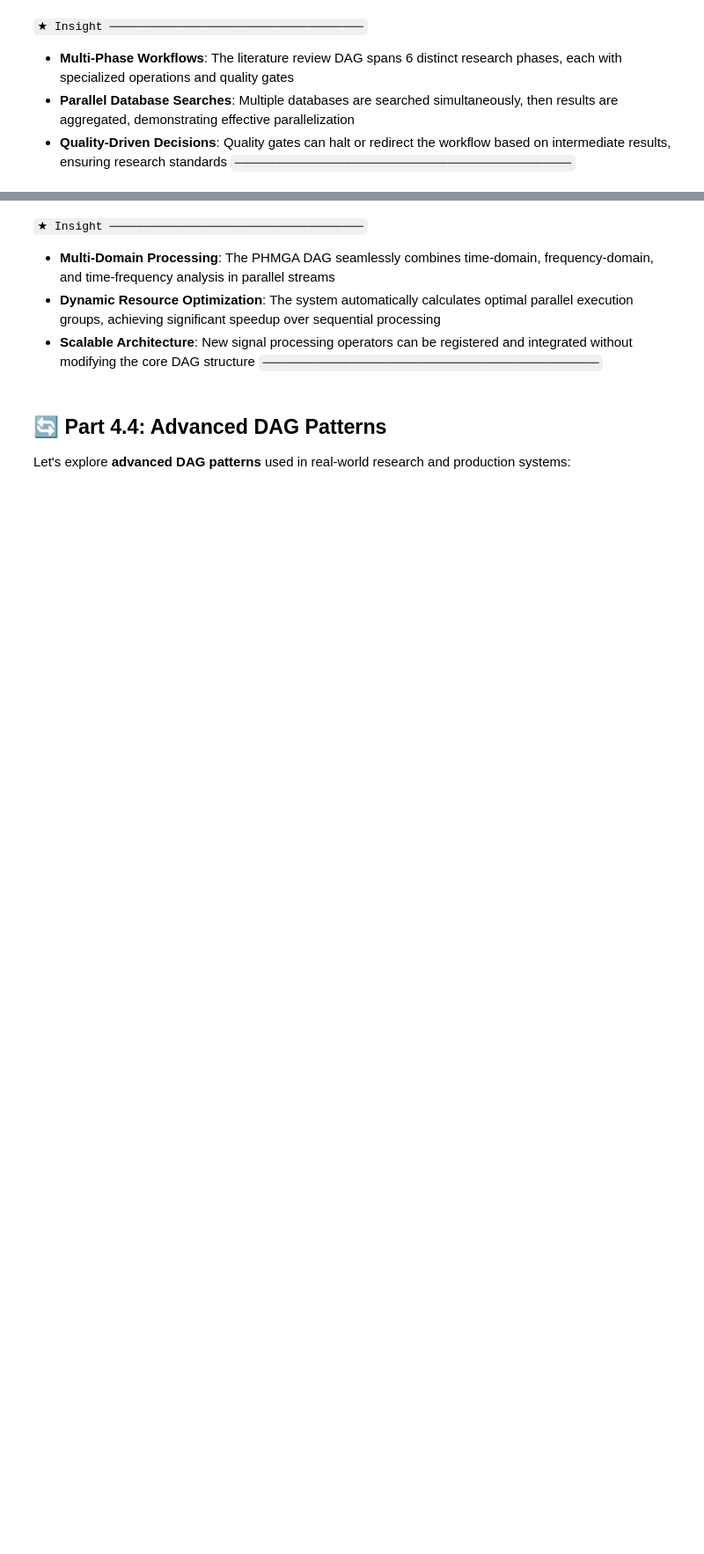
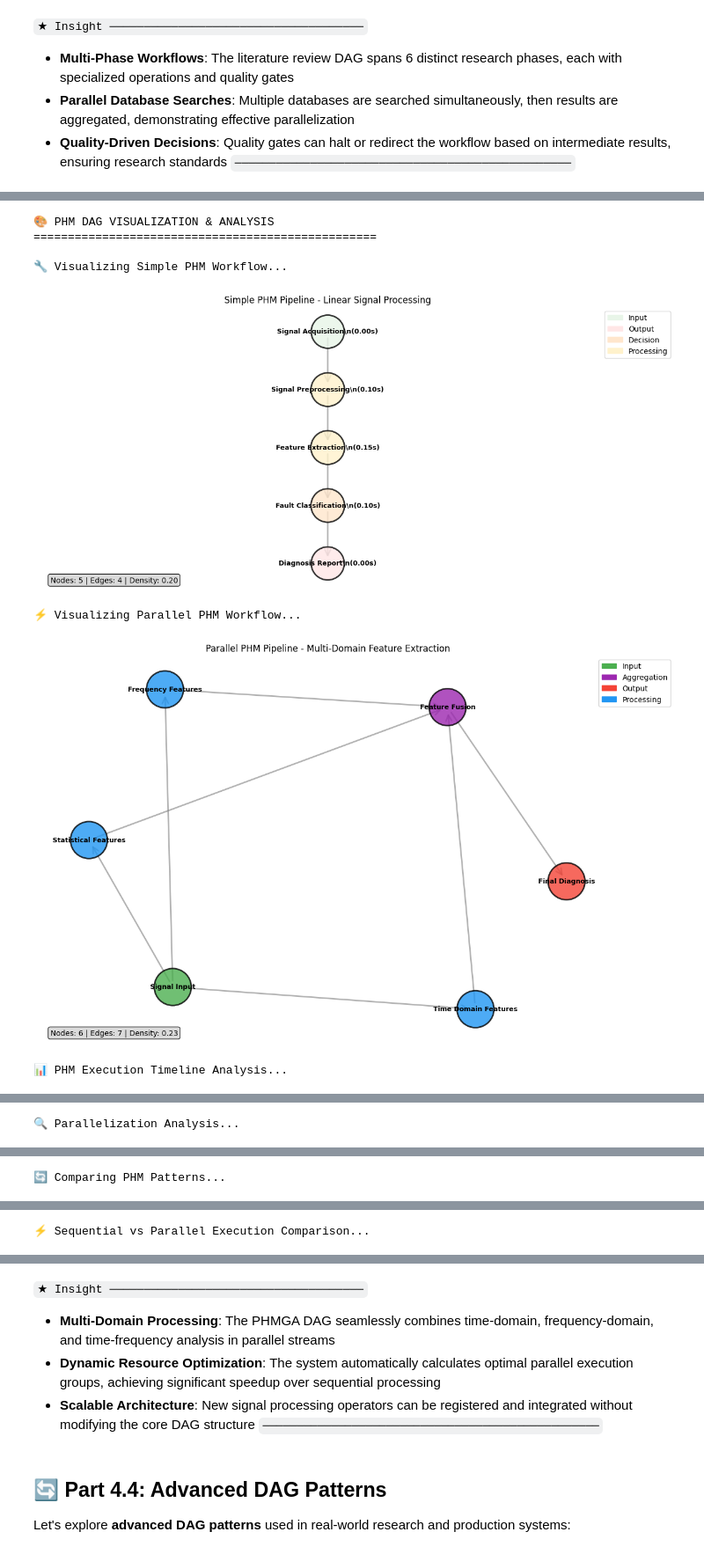
Before and after one commit to PHMbench/PHMGA, a Jupyter notebook: tutorials_research/Part4_DAG_Architecture/04_Tutorial.ipynb, the cells around one changed output, grey strips where cells are left out. Shown at 88% size. Cells and saved outputs as stored; diff of their text form; code cells hidden in the pictures; blank space fills up the shorter version.

```diff
--- a/tutorials_research/Part4_DAG_Architecture/04_Tutorial.ipynb
+++ b/tutorials_research/Part4_DAG_Architecture/04_Tutorial.ipynb
@@ -268,0 +623,71 @@ else:
+# %%
+# Visualize PHM DAGs and show advanced analysis
+print("🎨 PHM DAG VISUALIZATION & ANALYSIS")
+print("=" * 50)
+
+# Visualize Simple PHM Workflow
+print("\n🔧 Visualizing Simple PHM Workflow...")
+fig1 = visualizer.plot_dag(simple_phm,
+                          layout=LayoutType.HIERARCHICAL,
+                          color_scheme='default',
+                          figsize=(12, 6),
+                          show_labels=True,
+                          show_execution_times=True)
+plt.title("Simple PHM Pipeline - Linear Signal Processing")
+plt.show()
+
+# Visualize Parallel PHM Workflow
+print("\n⚡ Visualizing Parallel PHM Workflow...")
+fig2 = visualizer.plot_dag(parallel_phm,
+                          layout=LayoutType.SPRING,
+                          color_scheme='vibrant',
+                          figsize=(12, 8),
+                          show_labels=True)
+plt.title("Parallel PHM Pipeline - Multi-Domain Feature Extraction")
+plt.show()
+
+# Show execution timeline for PHM workflows
+print("\n📊 PHM Execution Timeline Analysis...")
+fig3 = visualizer.plot_execution_timeline(simple_phm, figsize=(10, 4))
+plt.suptitle("Simple PHM Execution Timeline")
+plt.show()
+
+fig4 = visualizer.plot_execution_timeline(parallel_phm, figsize=(10, 4))
+plt.suptitle("Parallel PHM Execution Timeline")
+plt.show()
+
+# Analyze parallelization opportunities
+print("\n🔍 Parallelization Analysis...")
+fig5 = visualizer.plot_parallel_analysis(parallel_phm, figsize=(14, 6))
+plt.suptitle("PHM Parallel Execution Analysis")
+plt.show()
+
+# Compare PHM workflows side by side
+print("\n🔄 Comparing PHM Patterns...")
+fig6 = visualizer.create_comparison_plot(
+    [simple_phm, parallel_phm],
+    labels=["Simple Linear PHM", "Parallel Multi-Domain PHM"],
+    figsize=(12, 6)
+)
+plt.show()
+
+# Show execution modes comparison
+print("\n⚡ Sequential vs Parallel Execution Comparison...")
+fig7 = compare_execution_modes(parallel_phm)
+plt.show()
+
+print("✅ PHM DAG visualization and analysis complete!")
+print("🎯 Key insights:")
+print("   • Simple PHM: Clear linear progression ideal for single-domain analysis")
+print("   • Parallel PHM: Multi-domain feature extraction with significant speedup potential")
+print("   • Execution timeline shows bottlenecks and optimization opportunities")
+print("   • Parallel analysis reveals fan-out/fan-in efficiency gains")
+# %% [output]
+🎨 PHM DAG VISUALIZATION & ANALYSIS
+==================================================
+
+🔧 Visualizing Simple PHM Workflow...
+[figure, added]
+⚡ Visualizing Parallel PHM Workflow...
+[figure, added]
+📊 PHM Execution Timeline Analysis...
@@ -268,0 +696 @@ else:
+🔍 Parallelization Analysis...
@@ -268,0 +698 @@ else:
+🔄 Comparing PHM Patterns...
@@ -268,0 +700 @@ else:
+⚡ Sequential vs Parallel Execution Comparison...
```
Also changed, not shown: parts of 23 cells of this notebook, 37 other files.
